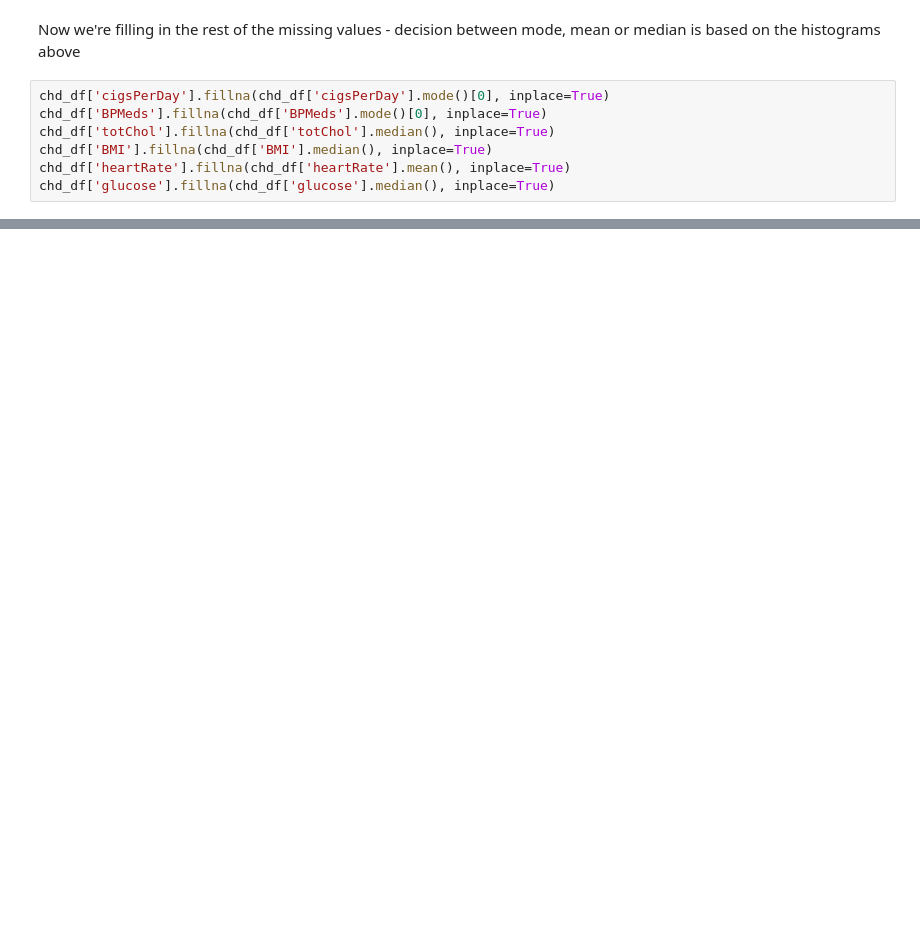
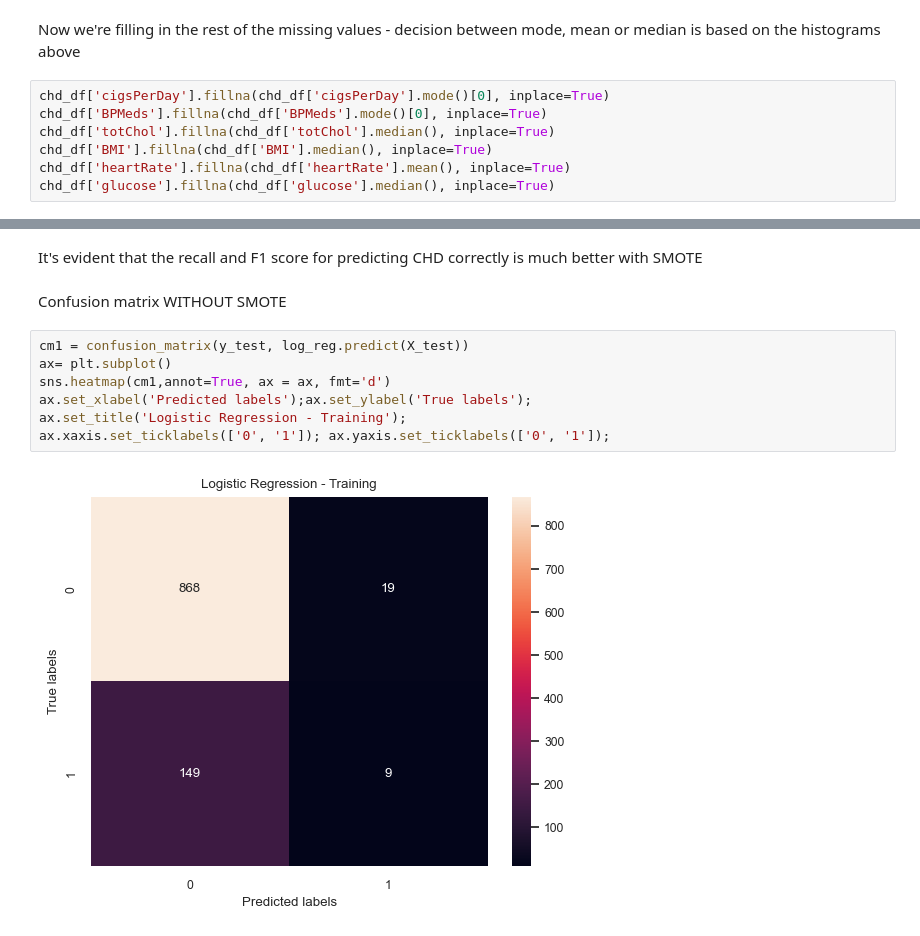
Before and after one commit to heddaenger/Bigdatamanagement, a Jupyter notebook: CHD Exam Project.ipynb, the cells around one changed output, grey strips where cells are left out. Cells and saved outputs as stored; diff of their text form; blank space fills up the shorter version.

```diff
--- a/CHD Exam Project.ipynb
+++ b/CHD Exam Project.ipynb
@@ -641,0 +498,13 @@ print("Accuracy on training set: {:.3f}".format(decisionTree.score(X, y)))
+# %% [markdown]
+It's evident that the recall and F1 score for predicting CHD correctly is much better with SMOTE
+# %% [markdown]
+Confusion matrix WITHOUT SMOTE
+# %%
+cm1 = confusion_matrix(y_test, log_reg.predict(X_test))
+ax= plt.subplot()
+sns.heatmap(cm1,annot=True, ax = ax, fmt='d')
+ax.set_xlabel('Predicted labels');ax.set_ylabel('True labels');
+ax.set_title('Logistic Regression - Training');
+ax.xaxis.set_ticklabels(['0', '1']); ax.yaxis.set_ticklabels(['0', '1']);
+# %% [output]
+[figure, added]
```
Also changed, not shown: parts of 101 cells of this notebook.
